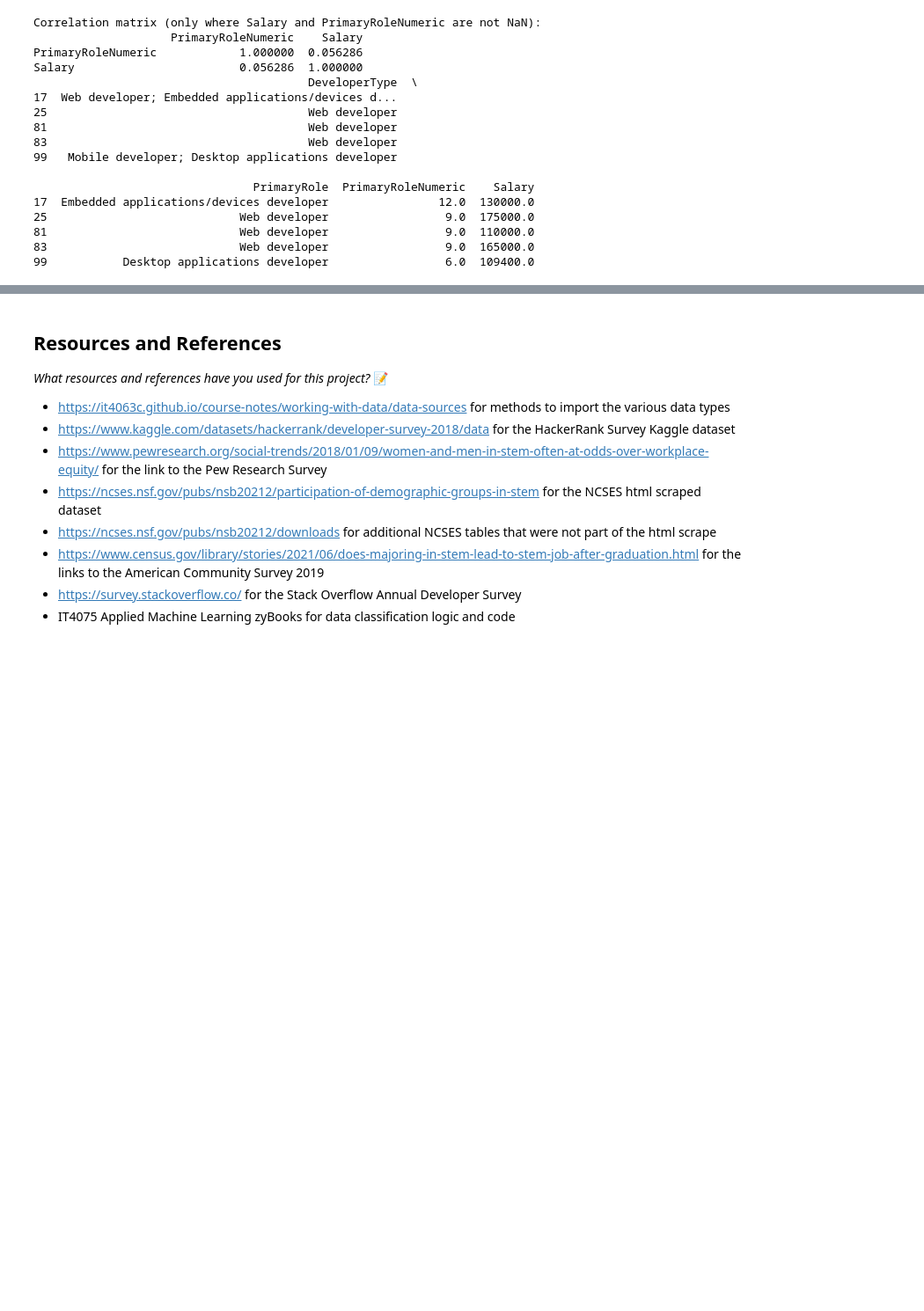
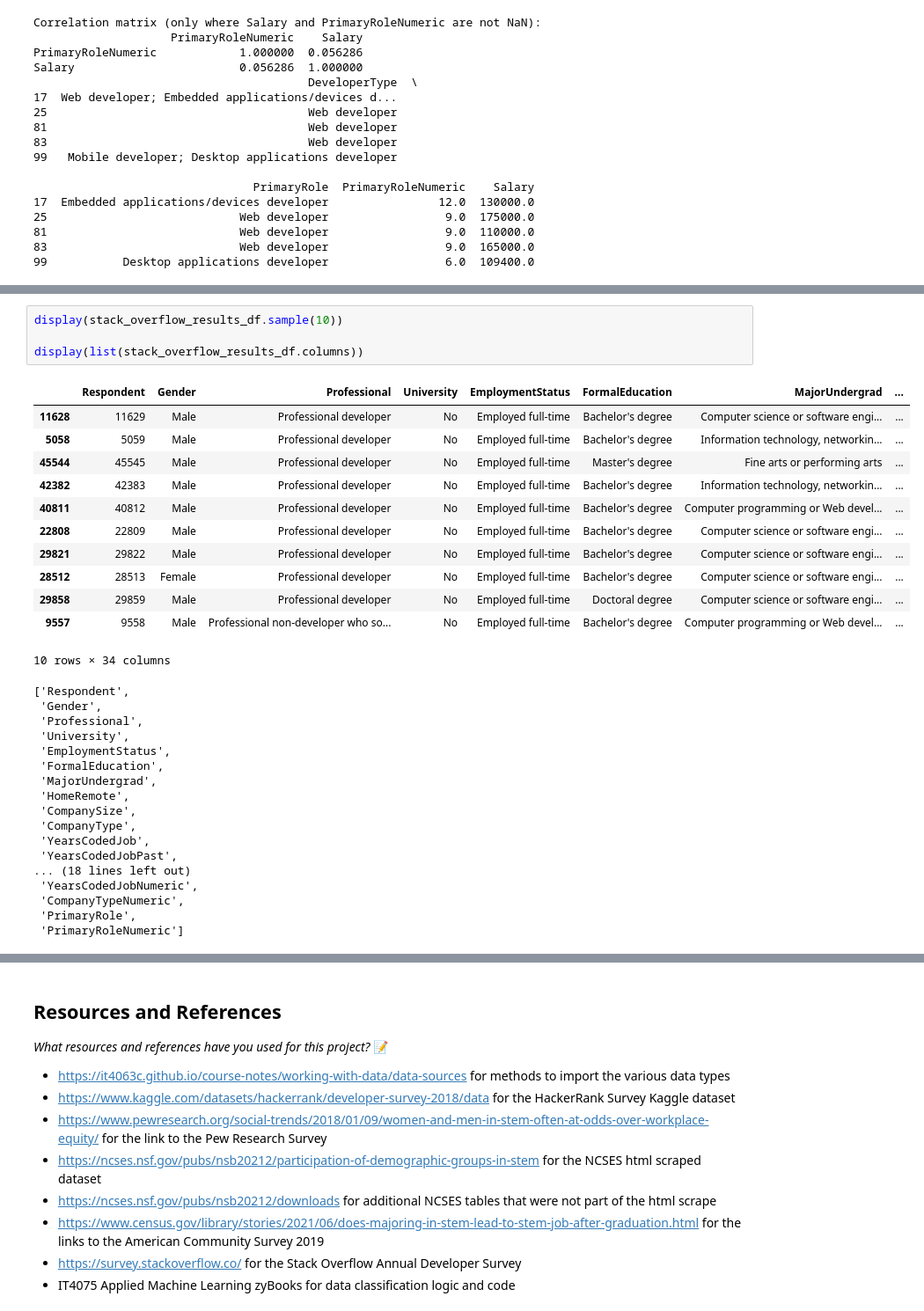
Before and after one commit to IT4063C-Fall24/final-project-yaumj, a Jupyter notebook: source.ipynb, the cells around one changed output, grey strips where cells are left out. Shown at 88% size. Saved outputs shown, nothing was run; the diff lists cells and outputs as text; blank space fills up the shorter version.

```diff
--- a/source.ipynb
+++ b/source.ipynb
@@ -4005,0 +4053,34 @@ Salary                        0.056286  1.000000
+# %%
+display(stack_overflow_results_df.sample(10))
+
+display(list(stack_overflow_results_df.columns))
+# %% [output]
+|  | Respondent | Gender | Professional | University | EmploymentStatus | FormalEducation | MajorUndergrad | ... |
+| 11628 | 11629 | Male | Professional developer | No | Employed full-time | Bachelor's degree | Computer science or software engi... | ... |
+| 5058 | 5059 | Male | Professional developer | No | Employed full-time | Bachelor's degree | Information technology, networkin... | ... |
+| 45544 | 45545 | Male | Professional developer | No | Employed full-time | Master's degree | Fine arts or performing arts | ... |
+| 42382 | 42383 | Male | Professional developer | No | Employed full-time | Bachelor's degree | Information technology, networkin... | ... |
+| 40811 | 40812 | Male | Professional developer | No | Employed full-time | Bachelor's degree | Computer programming or Web devel... | ... |
+| 22808 | 22809 | Male | Professional developer | No | Employed full-time | Bachelor's degree | Computer science or software engi... | ... |
+| 29821 | 29822 | Male | Professional developer | No | Employed full-time | Bachelor's degree | Computer science or software engi... | ... |
+| 28512 | 28513 | Female | Professional developer | No | Employed full-time | Bachelor's degree | Computer science or software engi... | ... |
+| 29858 | 29859 | Male | Professional developer | No | Employed full-time | Doctoral degree | Computer science or software engi... | ... |
+| 9557 | 9558 | Male | Professional non-developer who so... | No | Employed full-time | Bachelor's degree | Computer programming or Web devel... | ... |
+10 rows × 34 columns
+['Respondent',
+ 'Gender',
+ 'Professional',
+ 'University',
+ 'EmploymentStatus',
+ 'FormalEducation',
+ 'MajorUndergrad',
+ 'HomeRemote',
+ 'CompanySize',
+ 'CompanyType',
+ 'YearsCodedJob',
+ 'YearsCodedJobPast',
+... (18 lines left out)
+ 'YearsCodedJobNumeric',
+ 'CompanyTypeNumeric',
+ 'PrimaryRole',
+ 'PrimaryRoleNumeric']
```
Also changed, not shown: parts of 17 cells of this notebook, 1 other file.
